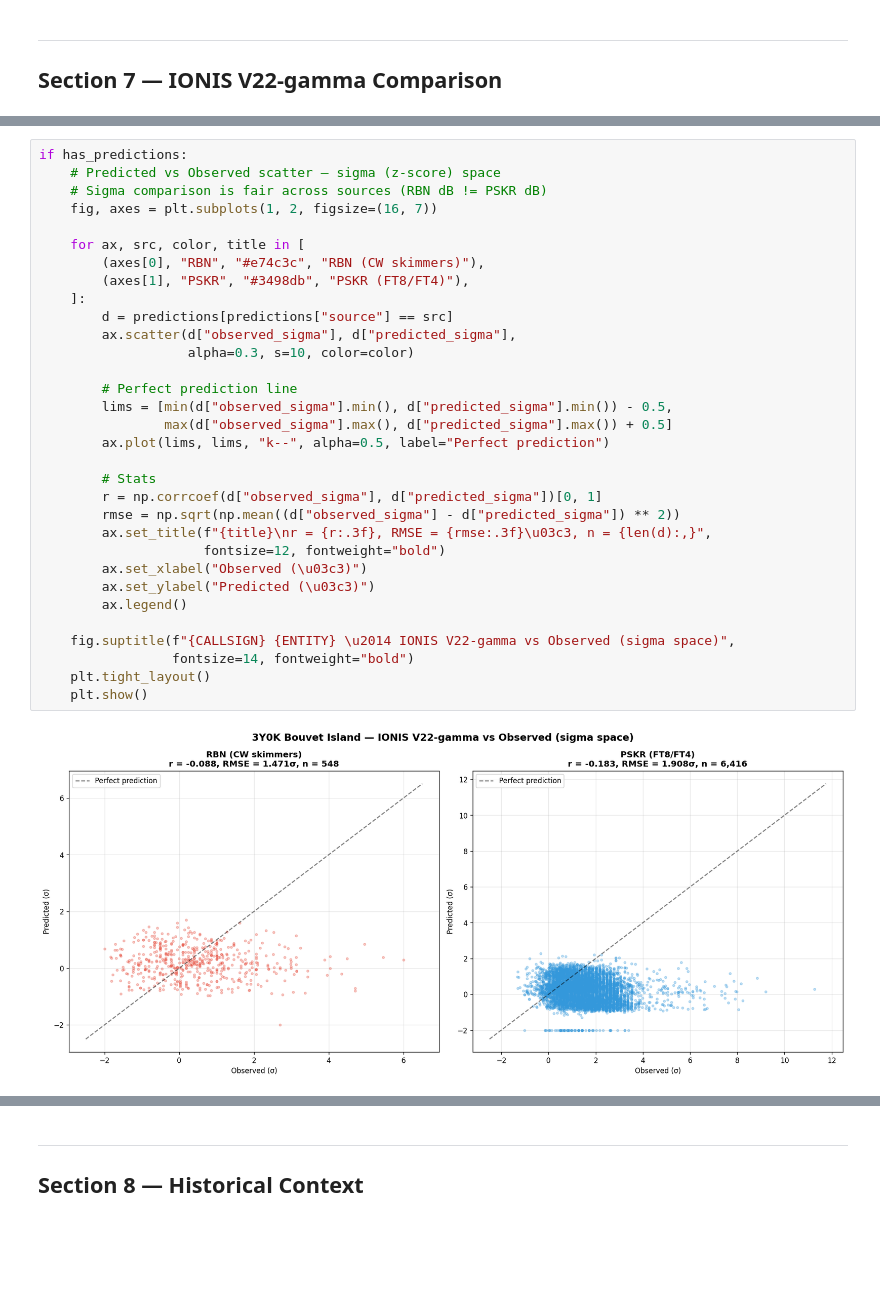
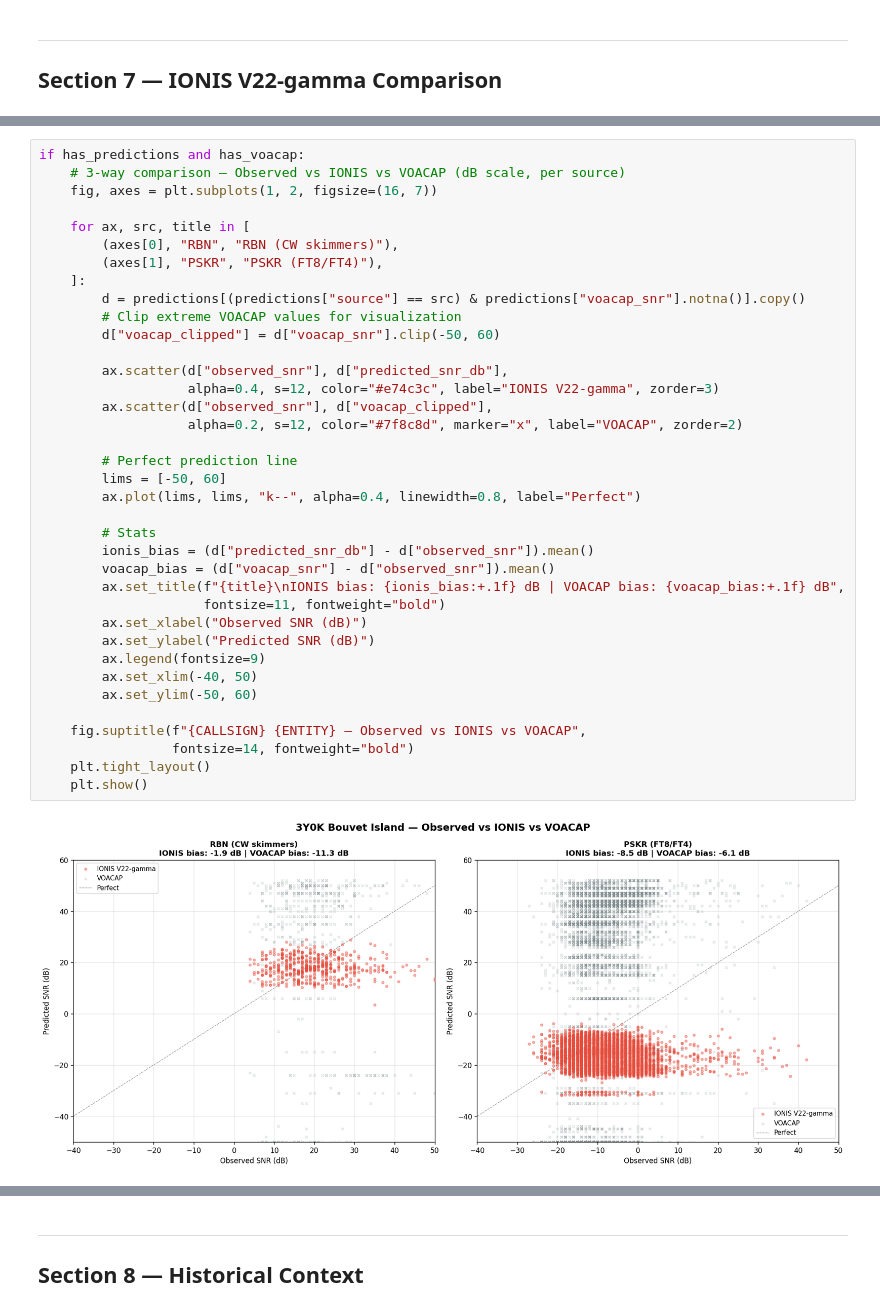
Before and after one commit to IONIS-AI/ionis-jupyter, a Jupyter notebook: notebooks/dxpedition-3y0k-bouvet-2026.ipynb, the cells around one changed output, grey strips where cells are left out. Drawn from its saved outputs; the diff is of its cells as text; blank space fills up the shorter version.

```diff
--- a/notebooks/dxpedition-3y0k-bouvet-2026.ipynb
+++ b/notebooks/dxpedition-3y0k-bouvet-2026.ipynb
@@ -731,34 +731,39 @@ Loaded 6,964 IONIS V22-gamma predictions from 3y0k-bouvet-island-2026.sqlite
 # %%
-if has_predictions:
-    # Predicted vs Observed scatter — sigma (z-score) space
-    # Sigma comparison is fair across sources (RBN dB != PSKR dB)
+if has_predictions and has_voacap:
+    # 3-way comparison — Observed vs IONIS vs VOACAP (dB scale, per source)
     fig, axes = plt.subplots(1, 2, figsize=(16, 7))
 
-    for ax, src, color, title in [
-        (axes[0], "RBN", "#e74c3c", "RBN (CW skimmers)"),
-        (axes[1], "PSKR", "#3498db", "PSKR (FT8/FT4)"),
+    for ax, src, title in [
+        (axes[0], "RBN", "RBN (CW skimmers)"),
+        (axes[1], "PSKR", "PSKR (FT8/FT4)"),
     ]:
-        d = predictions[predictions["source"] == src]
-        ax.scatter(d["observed_sigma"], d["predicted_sigma"],
-                   alpha=0.3, s=10, color=color)
+        d = predictions[(predictions["source"] == src) & predictions["voacap_snr"].notna()].copy()
+        # Clip extreme VOACAP values for visualization
+        d["voacap_clipped"] = d["voacap_snr"].clip(-50, 60)
+
+        ax.scatter(d["observed_snr"], d["predicted_snr_db"],
+                   alpha=0.4, s=12, color="#e74c3c", label="IONIS V22-gamma", zorder=3)
+        ax.scatter(d["observed_snr"], d["voacap_clipped"],
+                   alpha=0.2, s=12, color="#7f8c8d", marker="x", label="VOACAP", zorder=2)
 
         # Perfect prediction line
-        lims = [min(d["observed_sigma"].min(), d["predicted_sigma"].min()) - 0.5,
-                max(d["observed_sigma"].max(), d["predicted_sigma"].max()) + 0.5]
-        ax.plot(lims, lims, "k--", alpha=0.5, label="Perfect prediction")
+        lims = [-50, 60]
+        ax.plot(lims, lims, "k--", alpha=0.4, linewidth=0.8, label="Perfect")
 
         # Stats
-        r = np.corrcoef(d["observed_sigma"], d["predicted_sigma"])[0, 1]
-        rmse = np.sqrt(np.mean((d["observed_sigma"] - d["predicted_sigma"]) ** 2))
-        ax.set_title(f"{title}\nr = {r:.3f}, RMSE = {rmse:.3f}\u03c3, n = {len(d):,}",
-                     fontsize=12, fontweight="bold")
-        ax.set_xlabel("Observed (\u03c3)")
-        ax.set_ylabel("Predicted (\u03c3)")
-        ax.legend()
+        ionis_bias = (d["predicted_snr_db"] - d["observed_snr"]).mean()
+        voacap_bias = (d["voacap_snr"] - d["observed_snr"]).mean()
+        ax.set_title(f"{title}\nIONIS bias: {ionis_bias:+.1f} dB | VOACAP bias: {voacap_bias:+.1f} dB",
+                     fontsize=11, fontweight="bold")
+        ax.set_xlabel("Observed SNR (dB)")
+        ax.set_ylabel("Predicted SNR (dB)")
+        ax.legend(fontsize=9)
+        ax.set_xlim(-40, 50)
+        ax.set_ylim(-50, 60)
 
-    fig.suptitle(f"{CALLSIGN} {ENTITY} \u2014 IONIS V22-gamma vs Observed (sigma space)",
+    fig.suptitle(f"{CALLSIGN} {ENTITY} — Observed vs IONIS vs VOACAP",
                  fontsize=14, fontweight="bold")
     plt.tight_layout()
     plt.show()
 # %% [output]
-[figure, old version]
+[figure, new version]
```
Also changed, not shown: parts of 9 cells of this notebook.
